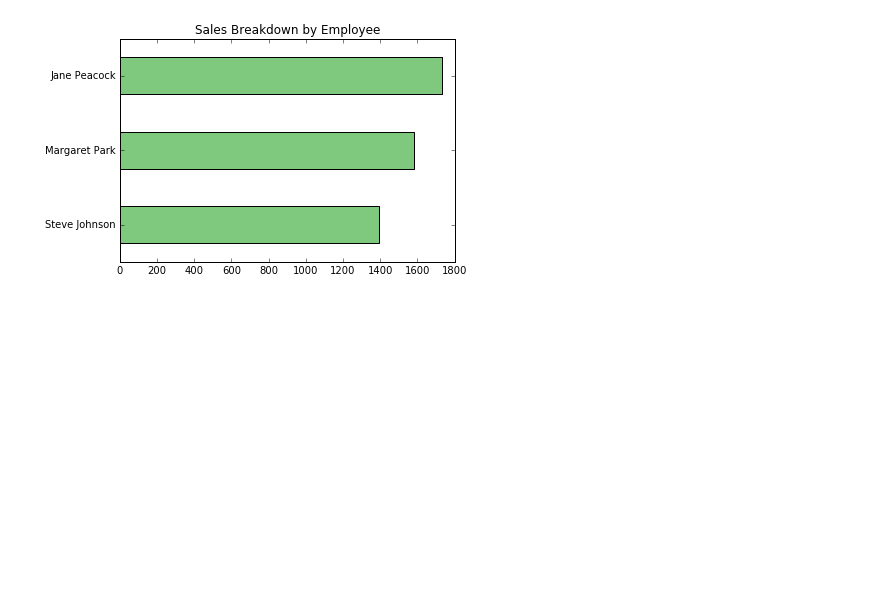
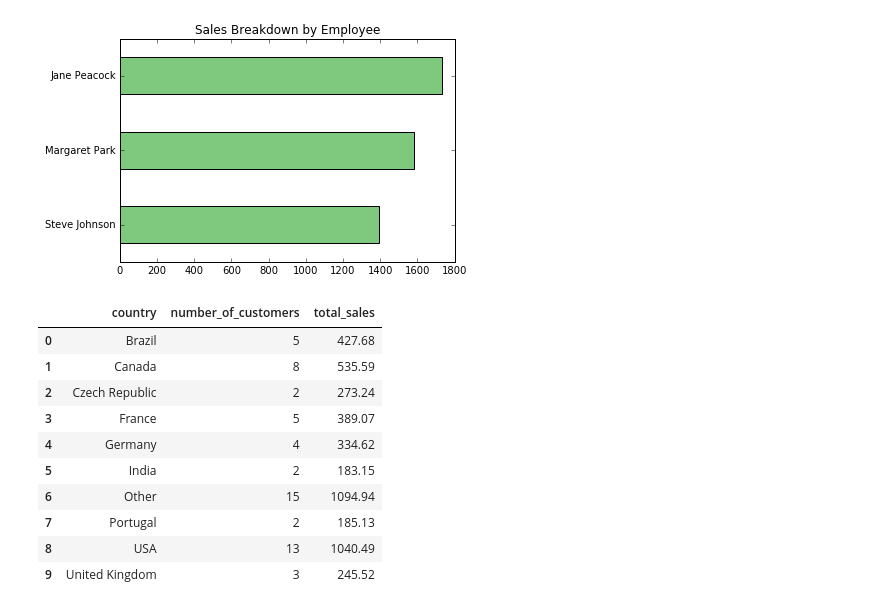
Before and after one commit to agchen92/MusicInsights, a Jupyter notebook: MusicInsights.ipynb, the cells around one changed output. Drawn from its saved outputs; the diff is of its cells as text; code cells hidden in the pictures; blank space fills up the shorter version.

Commit message:
Exploring into country statistics

```diff
--- a/MusicInsights.ipynb
+++ b/MusicInsights.ipynb
@@ -175,2 +179,42 @@ plt.show()
 # %% [output]
 [figure]
+# %%
+#Let's now analyze the sales data for customers from each different country.
+#I would like to calculate the data for each country based on the total number
+#of customers, total value of sales, average value of sales per customer,
+#and average order value.
+sales_per_country='''
+WITH country_customers_sales AS
+    (
+    SELECT CASE
+           WHEN (
+                 SELECT count(*)
+                 FROM customer
+                 WHERE country = c.country
+                ) = 1 THEN "Other"
+           ELSE c.country
+           END AS country,
+           COUNT(DISTINCT(c.customer_id)) number_of_customers,
+           SUM(i.total) total_sales
+    FROM customer c
+    INNER JOIN invoice i ON c.customer_id=i.customer_id
+    GROUP BY 1
+    ORDER BY 1
+    )
+
+SELECT * FROM country_customers_sales
+'''
+
+run_query(sales_per_country)
+# %% [output]
+|  | country | number_of_customers | total_sales |
+| 0 | Brazil | 5 | 427.68 |
+| 1 | Canada | 8 | 535.59 |
+| 2 | Czech Republic | 2 | 273.24 |
+| 3 | France | 5 | 389.07 |
+| 4 | Germany | 4 | 334.62 |
+| 5 | India | 2 | 183.15 |
+| 6 | Other | 15 | 1094.94 |
+| 7 | Portugal | 2 | 185.13 |
+| 8 | USA | 13 | 1040.49 |
+| 9 | United Kingdom | 3 | 245.52 |
```
Also changed, not shown: parts of 1 cell of this notebook.
